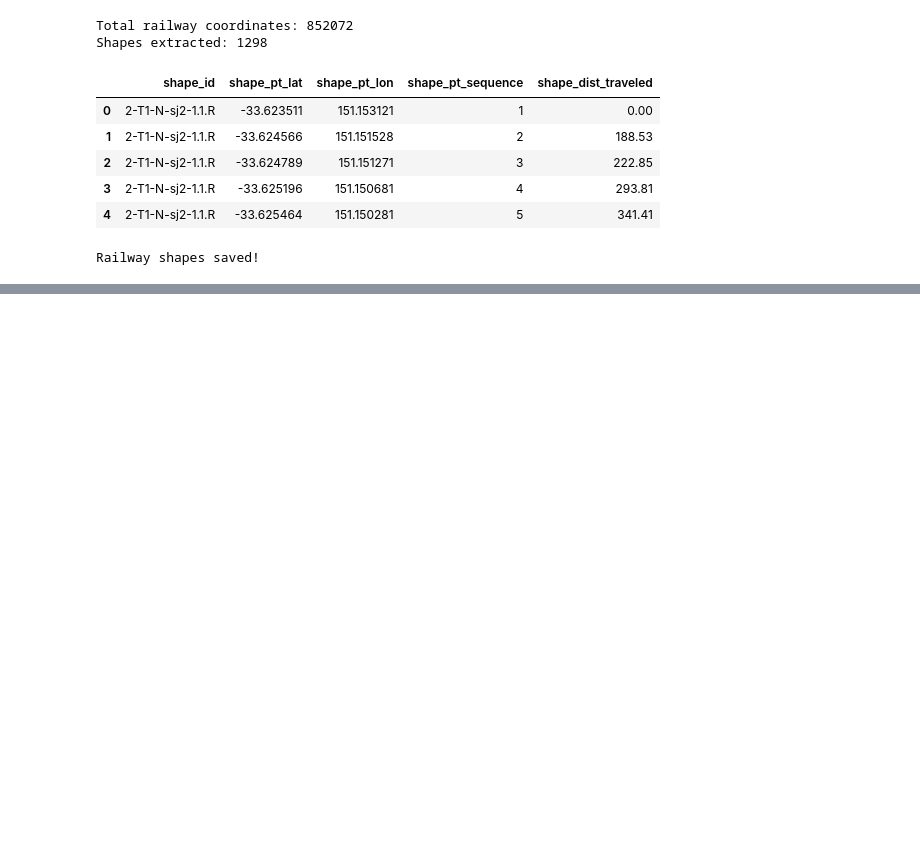
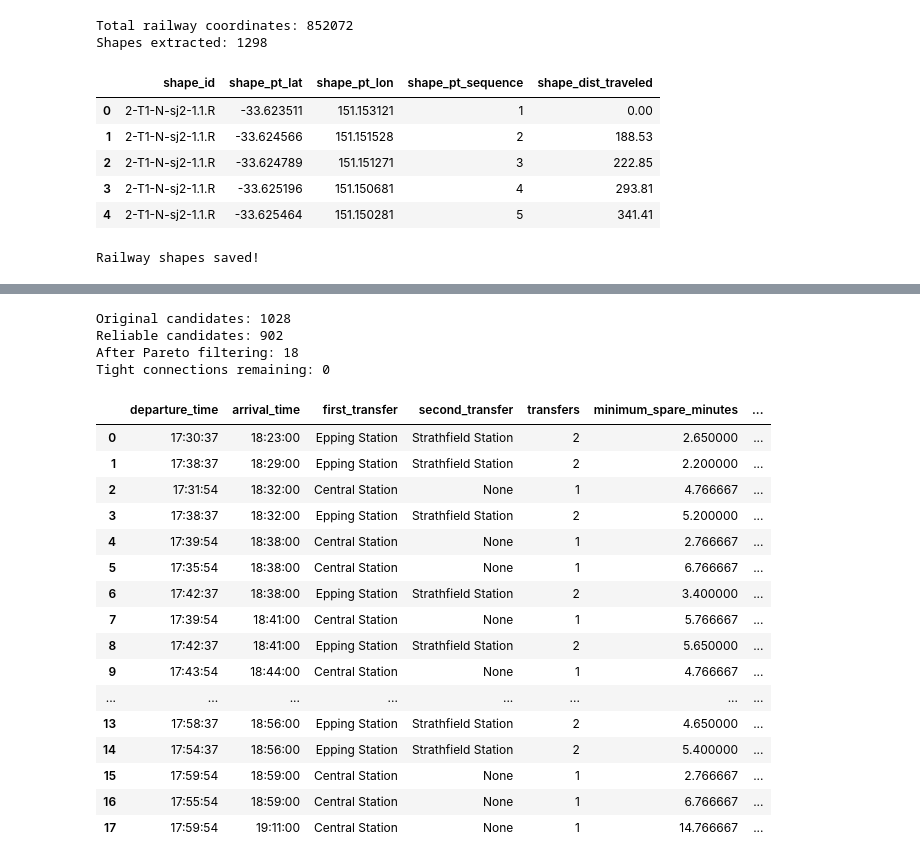
Before and after one commit to jkeeseng/sydney-transport-intelligence, a Jupyter notebook: notebooks/01_data_exploration.ipynb, the cells around one changed output, grey strips where cells are left out. Cells and saved outputs as stored; diff of their text form; code cells hidden in the pictures; blank space fills up the shorter version.

```diff
--- a/notebooks/01_data_exploration.ipynb
+++ b/notebooks/01_data_exploration.ipynb
@@ -426,0 +1813,8 @@ Railway shapes saved!
+# %%
+central_platforms = transport_stops[
+    transport_stops["station_id"] == "200060"
+][
+    ["stop_id", "stop_name", "transport_mode"]
+].drop_duplicates()
+
+display(central_platforms)
@@ -426,0 +8796,72 @@ Railway shapes saved!
+# %%
+# STEP 80A — Reliability-first journey ranking
+
+# Start from all candidate journeys
+all_reliable_candidates = filter_reliable_journeys_v2(
+    comfort_journeys,
+    min_spare_minutes=2
+)
+
+# Apply Pareto filtering only after excluding tight connections
+reliable_pareto = comfort_pareto_filter(
+    all_reliable_candidates
+)
+
+# Format departure and arrival times
+reliable_pareto["departure_time"] = (
+    reliable_pareto["origin_departure_seconds"]
+    .apply(seconds_to_time)
+)
+
+reliable_pareto["arrival_time"] = (
+    reliable_pareto["destination_arrival_seconds"]
+    .apply(seconds_to_time)
+)
+
+print("Original candidates:", len(comfort_journeys))
+print("Reliable candidates:", len(all_reliable_candidates))
+print("After Pareto filtering:", len(reliable_pareto))
+
+print(
+    "Tight connections remaining:",
+    (
+        (reliable_pareto["transfers"] > 0)
+        & (reliable_pareto["minimum_spare_minutes"] < 2)
+    ).sum()
+)
+
+display(
+    reliable_pareto[
+        [
+            "departure_time",
+            "arrival_time",
+            "first_transfer",
+            "second_transfer",
+            "transfers",
+            "minimum_spare_minutes",
+            "connection_quality"
+        ]
+    ].head(20)
+)
+# %% [output]
+Original candidates: 1028
+Reliable candidates: 902
+After Pareto filtering: 18
+Tight connections remaining: 0
+|  | departure_time | arrival_time | first_transfer | second_transfer | transfers | minimum_spare_minutes | ... |
+| 0 | 17:30:37 | 18:23:00 | Epping Station | Strathfield Station | 2 | 2.650000 | ... |
+| 1 | 17:38:37 | 18:29:00 | Epping Station | Strathfield Station | 2 | 2.200000 | ... |
+| 2 | 17:31:54 | 18:32:00 | Central Station | None | 1 | 4.766667 | ... |
+| 3 | 17:38:37 | 18:32:00 | Epping Station | Strathfield Station | 2 | 5.200000 | ... |
+| 4 | 17:39:54 | 18:38:00 | Central Station | None | 1 | 2.766667 | ... |
+| 5 | 17:35:54 | 18:38:00 | Central Station | None | 1 | 6.766667 | ... |
+| 6 | 17:42:37 | 18:38:00 | Epping Station | Strathfield Station | 2 | 3.400000 | ... |
+| 7 | 17:39:54 | 18:41:00 | Central Station | None | 1 | 5.766667 | ... |
+| 8 | 17:42:37 | 18:41:00 | Epping Station | Strathfield Station | 2 | 5.650000 | ... |
+| 9 | 17:43:54 | 18:44:00 | Central Station | None | 1 | 4.766667 | ... |
+| ... | ... | ... | ... | ... | ... | ... | ... |
+| 13 | 17:58:37 | 18:56:00 | Epping Station | Strathfield Station | 2 | 4.650000 | ... |
+| 14 | 17:54:37 | 18:56:00 | Epping Station | Strathfield Station | 2 | 5.400000 | ... |
+| 15 | 17:59:54 | 18:59:00 | Central Station | None | 1 | 2.766667 | ... |
+| 16 | 17:55:54 | 18:59:00 | Central Station | None | 1 | 6.766667 | ... |
+| 17 | 17:59:54 | 19:11:00 | Central Station | None | 1 | 14.766667 | ... |
```
Also changed, not shown: parts of 127 cells of this notebook, 4 other files.
